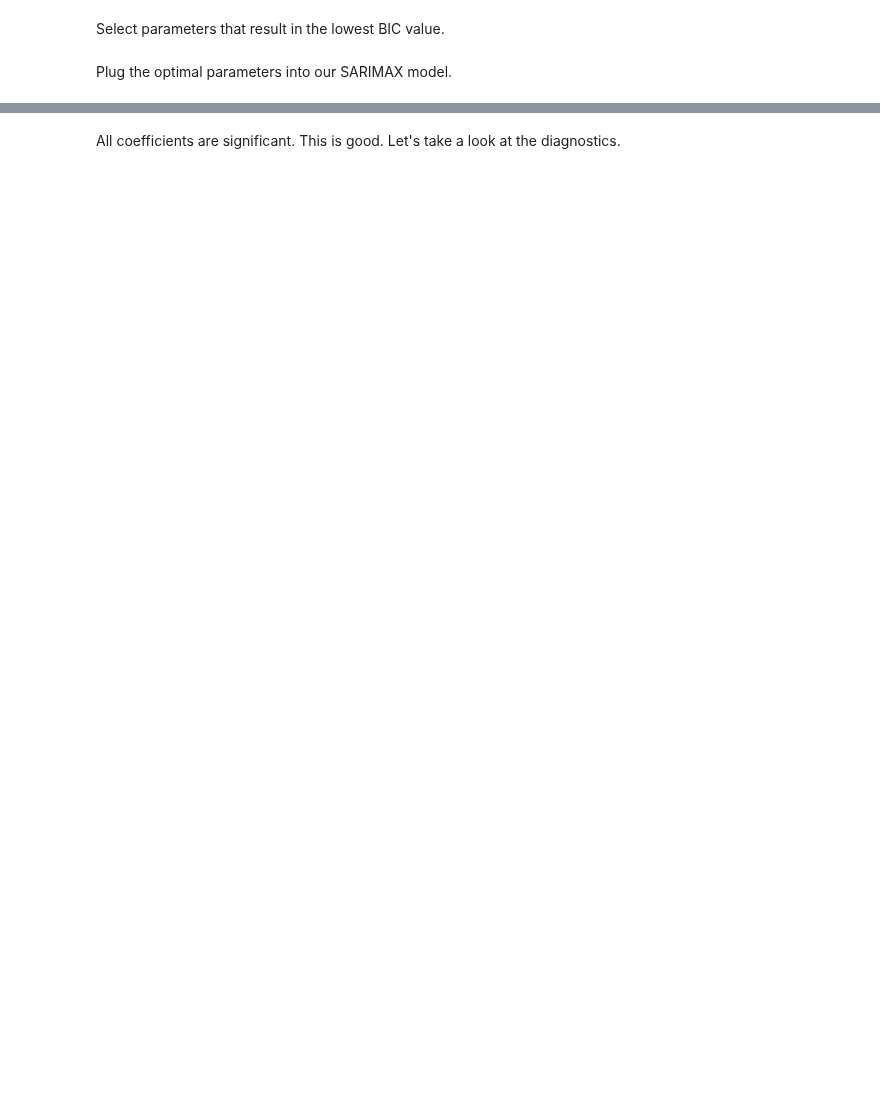
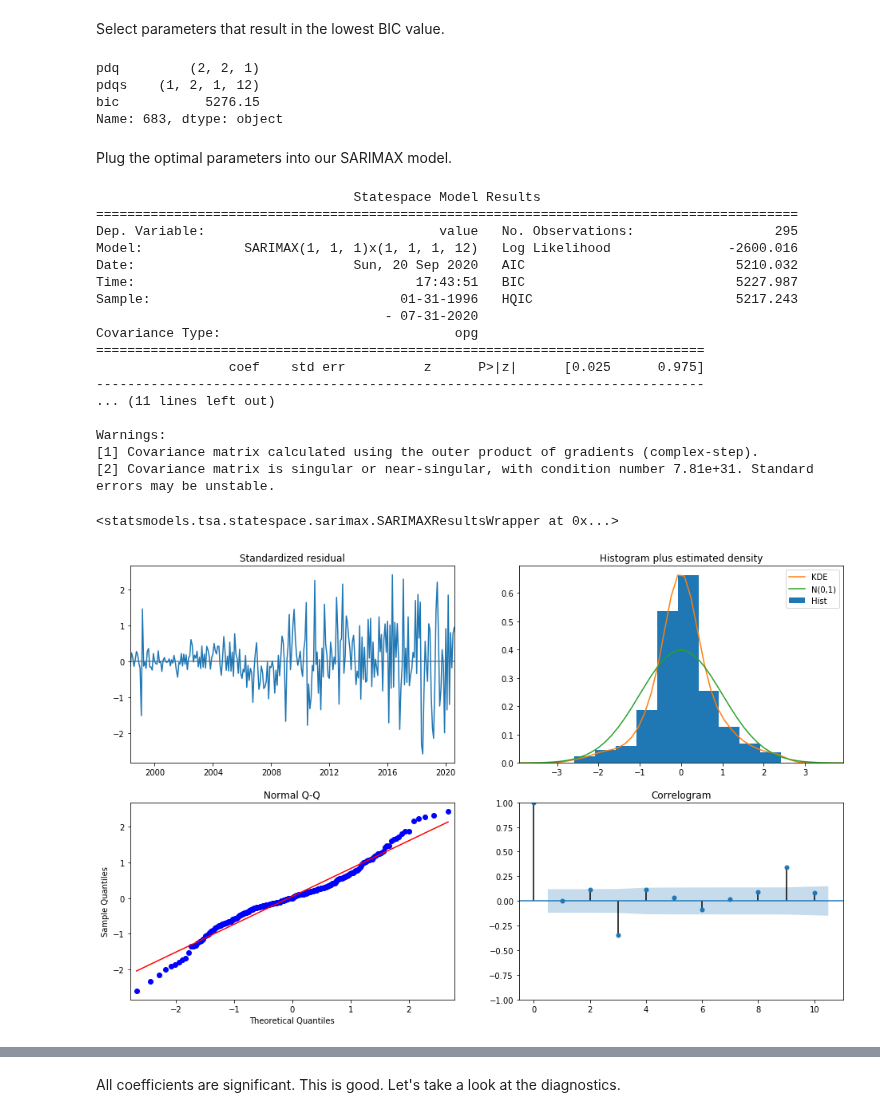
Before and after one commit to JessicaFB/Apple-vs-Android-Twitter-NLP, a Jupyter notebook: starter_notebook.ipynb, the cells around one changed output, grey strips where cells are left out. Cells and saved outputs as stored; diff of their text form; code cells hidden in the pictures; blank space fills up the shorter version.

```diff
--- a/starter_notebook.ipynb
+++ b/starter_notebook.ipynb
@@ -232,8 +294,51 @@ Conduct gridsearch. This is coded out because it takes a long time to run. I ran
 # %% [markdown]
 Select parameters that result in the lowest BIC value.
 # %%
-# # Find the parameters with minimal BIC value
-# ans_df = pd.DataFrame(ans, columns=['pdq', 'pdqs', 'bic'])
-# ans_df.loc[ans_df['bic'].idxmin()]
+# Find the parameters with minimal BIC value
+ans_df = pd.DataFrame(ans, columns=['pdq', 'pdqs', 'bic'])
+ans_df.loc[ans_df['bic'].idxmin()]
+# %% [output]
+pdq         (2, 2, 1)
+pdqs    (1, 2, 1, 12)
+bic           5276.15
+Name: 683, dtype: object
 # %% [markdown]
 Plug the optimal parameters into our SARIMAX model.
+# %%
+def sarimax(ts, order=(1, 1, 1), seasonal_order=(1, 1, 1, 12)):
+    sarimax = sm.tsa.statespace.SARIMAX(WeHo,
+                                        order=order,
+                                        seasonal_order=seasonal_order,
+                                        enforce_stationarity=False,
+                                        enforce_invertibility=False,
+                                        freq='M')
+    # Fit the model and print results
+    output = sarimax.fit()
+
+    # Print output summary
+    print(output.summary())
+    output.plot_diagnostics(figsize=(16,10));
+
+    return output
+# %%
+sarimax(WeHo)
+# %% [output]
+                                 Statespace Model Results
+==========================================================================================
+Dep. Variable:                              value   No. Observations:                  295
+Model:             SARIMAX(1, 1, 1)x(1, 1, 1, 12)   Log Likelihood               -2600.016
+Date:                            Sun, 20 Sep 2020   AIC                           5210.032
+Time:                                    17:43:51   BIC                           5227.987
+Sample:                                01-31-1996   HQIC                          5217.243
+                                     - 07-31-2020
+Covariance Type:                              opg
+==============================================================================
+                 coef    std err          z      P>|z|      [0.025      0.975]
+------------------------------------------------------------------------------
+... (11 lines left out)
+
+Warnings:
+[1] Covariance matrix calculated using the outer product of gradients (complex-step).
+[2] Covariance matrix is singular or near-singular, with condition number 7.81e+31. Standard errors may be unstable.
+<statsmodels.tsa.statespace.sarimax.SARIMAXResultsWrapper at 0x...>
+[figure, added]
```
Also changed, not shown: parts of 20 cells of this notebook, 1 other file.
